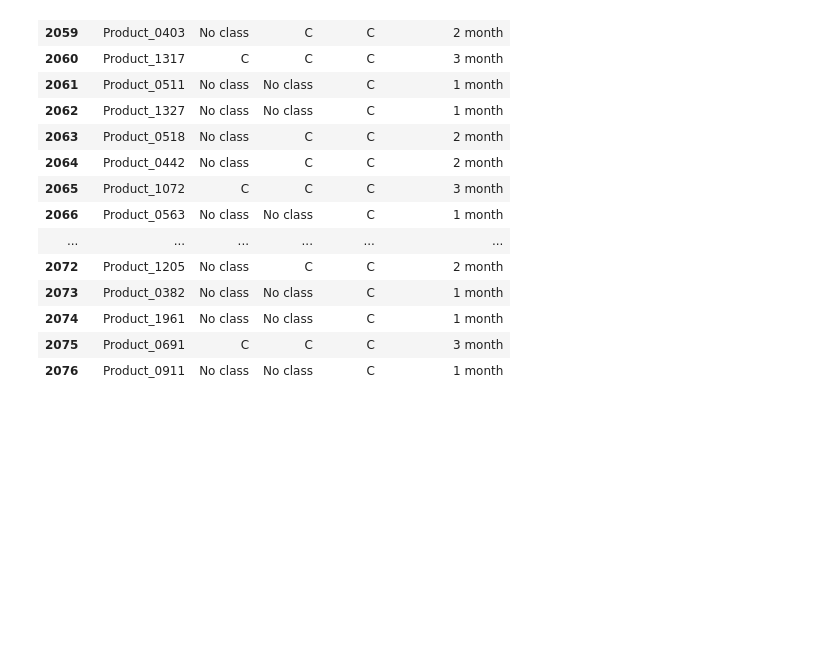
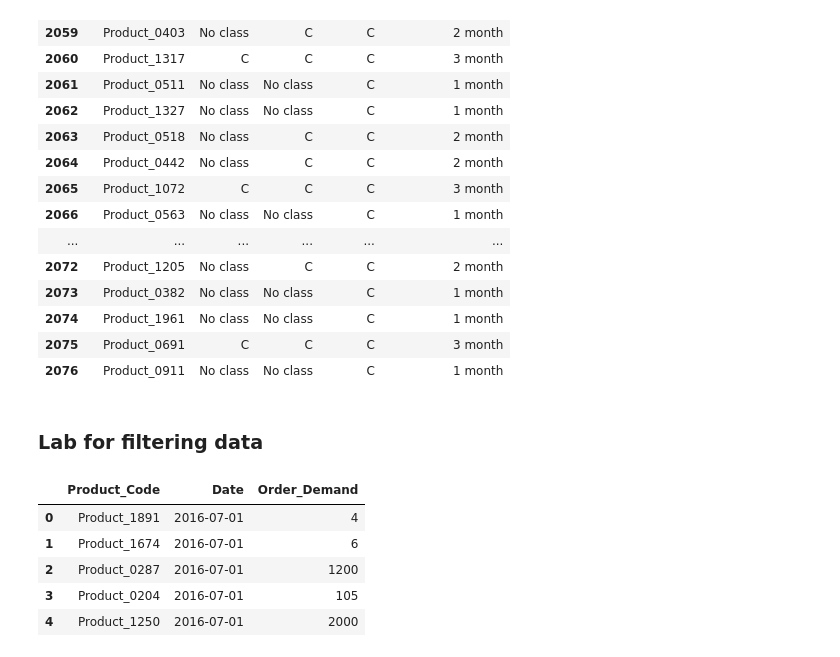
Before and after one commit to haruharuru16/abc-xyz-analysis, a Jupyter notebook: Notebook/ABC_Classification_Revision_with_XYZ_Analysis.ipynb, the cells around one changed output. Cells and saved outputs as stored; diff of their text form; code cells hidden in the pictures; blank space fills up the shorter version.

```diff
--- a/Notebook/ABC_Classification_Revision_with_XYZ_Analysis.ipynb
+++ b/Notebook/ABC_Classification_Revision_with_XYZ_Analysis.ipynb
@@ -917,3 +927,16 @@ month_copy.tail(20)
 | 2074 | Product_1961 | No class | No class | C | 1 month |
 | 2075 | Product_0691 | C | C | C | 3 month |
 | 2076 | Product_0911 | No class | No class | C | 1 month |
+# %% [markdown]
+### Lab for filtering data
+# %%
+data_6 = pd.read_csv('Product Demand 6 Months.csv')
+data_6.drop(columns='Unnamed: 0', inplace = True)
+data_6.head()
+# %% [output]
+|  | Product_Code | Date | Order_Demand |
+| 0 | Product_1891 | 2016-07-01 | 4 |
+| 1 | Product_1674 | 2016-07-01 | 6 |
+| 2 | Product_0287 | 2016-07-01 | 1200 |
+| 3 | Product_0204 | 2016-07-01 | 105 |
+| 4 | Product_1250 | 2016-07-01 | 2000 |
```
Also changed, not shown: parts of 8 cells of this notebook, 7 other files.
